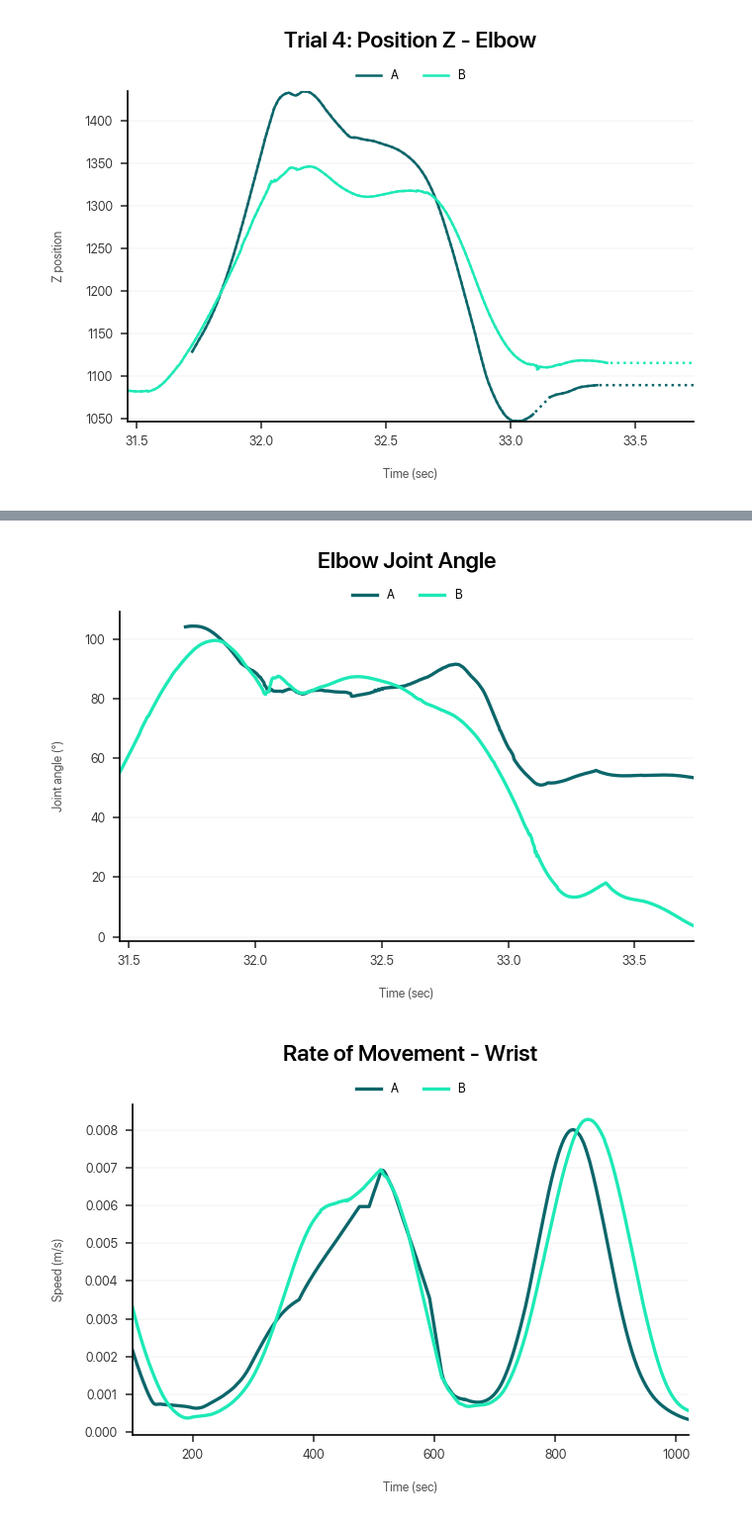
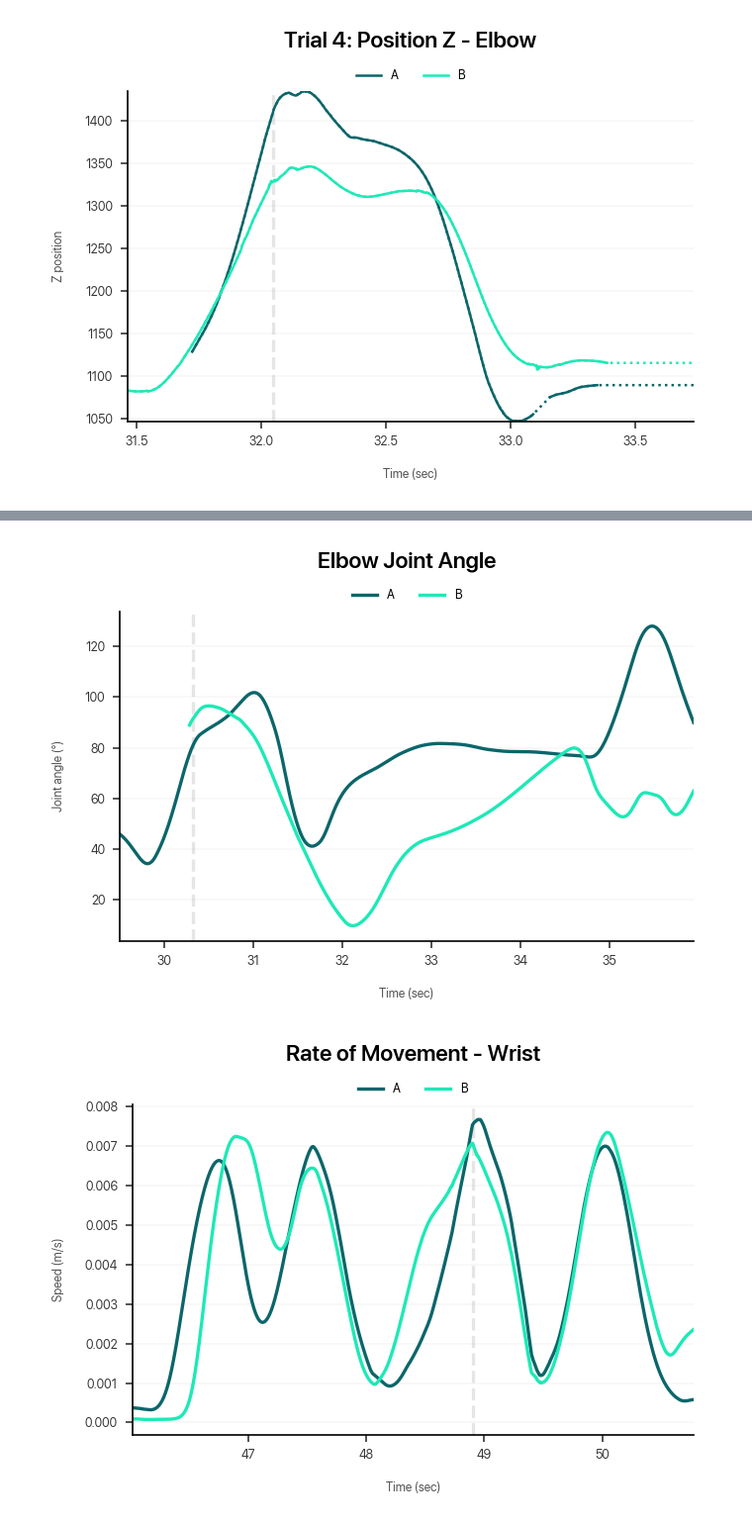
Before and after one commit to dlundgaard/dapup-mocap, a Jupyter notebook: analysis.ipynb, the cells around one changed output, grey strips where cells are left out. Shown at 99% size. Drawn from its saved outputs; the diff is of its cells as text; code cells hidden in the pictures.

```diff
--- a/analysis.ipynb
+++ b/analysis.ipynb
@@ -63,7 +63,7 @@ class Session:
         dataset.insert(2, "Trial", ((dataset["Event"] == "Trial") & (dataset["Event"].fillna(0) != dataset["Event"].fillna(0).shift())).cumsum() + 1)
 
         trials = []
-        for trial, subset in dataset.groupby("Trial"):
+        for (trial, subset), time_of_contact in zip(dataset.groupby("Trial"), self.events[self.events["Name"] == "Contact"]["Time"]):
             participants = []
             for subject, subset in subset.groupby("Subject"):
                 marker_collection = []
@@ -73,7 +73,9 @@ class Session:
                     pos_data[[dimension for dimension in "XYZ"]] = pos_data[[dimension for dimension in "XYZ"]].interpolate()
                     marker_collection.append(pos_data.reset_index())
                 participants.append(pd.Series(marker_collection, name = "Marker", index = self.markers))
-            trials.append(pd.Series(participants, name = "Participant", index = ["A", "B"]))
+            trial_object = pd.Series(participants, name = "Participant", index = ["A", "B"])
+            trial_object.time_of_contact = time_of_contact
+            trials.append(trial_object)
 
         self.data = pd.Series(data = trials, index = np.arange(1, len(trials) + 1), name = "Trial")
 
@@ -104,6 +106,9 @@ def assess_missing(trial, markers = None):
 assess_missing(trial = 3)
 # %% [output]
 [figure]
+# %%
+def mark_point_of_contact(trial):
+    plt.axvline(data[trial].time_of_contact, color = "black", linestyle = "--", alpha = 0.1, zorder = -1)
 # %%
 def plot_position(trial, marker, axis):
     plt.figure()
@@ -320,10 +339,11 @@ def calc_angle(datasets):
     diff2 = datasets[1] - datasets[2]
     line2 = (diff2).divide(np.linalg.norm(diff2.values, axis = 1), axis = 0)
 
-    return np.degrees(np.arccos(np.clip(np.sum(line1.values * line2.values, axis = 1), -1, 1)))
+    return pd.Series(np.degrees(np.arccos(np.clip(np.sum(line1.values * line2.values, axis = 1), -1, 1)))).rolling(int(SAMPLE_RATE / 2)).mean()
 
 def plot_angles(trial, markers):
     markers = list(markers)
+    mark_point_of_contact(trial)
     for participant in "AB":
         datasets = [data[trial][participant][marker][["X", "Y", "Z"]] for marker in markers]
         plt.plot(data[trial][participant][markers[0]]["Time"], calc_angle(datasets), label = participant)
@@ -334,29 +354,29 @@ def plot_angles(trial, markers):
     plt.legend(loc = "upper center", bbox_to_anchor=(0.5, 1.1), ncol = 2)
     plt.tight_layout()
 
-plot_angles(trial = 4, markers = ("ShoulderRight", "Elbow", "Hand"))
+plot_angles(trial = 1, markers = ("ShoulderRight", "Elbow", "Wrist"))
 # %% [output]
-[figure, old version]
+[figure, new version]
 # %%
 def calculate_velocity(subset):
     delta_pos = subset[["X", "Y", "Z"]].values - subset[["X", "Y", "Z"]].shift(1).values
     subset["v"] = np.sqrt(np.sum(delta_pos ** 2, axis = 1))
-    subset["v"] = subset["v"].iloc[1:].rolling(int(SPATIAL_SCALE / 10)).mean() / SPATIAL_SCALE # rescale from ms/s to m/s
+    subset["v"] = subset["v"].iloc[1:].rolling(int(SAMPLE_RATE / 2)).mean() / SPATIAL_SCALE # rescale from ms/s to m/s
     return subset["v"]
 
 def plot_velocity(trial, marker):
     plt.figure()
+    mark_point_of_contact(trial)
     for participant in "AB":
-        plt.plot(calculate_velocity(data[trial][participant][marker]), label = participant)
+        plt.plot(data[trial][participant][marker]["Time"], calculate_velocity(data[trial][participant][marker]), label = participant)
     plt.title(f"Rate of Movement - {marker}\n")
     plt.xlabel("Time (sec)")
     plt.ylabel("Speed (m/s)")
     plt.margins(x=0)
     plt.legend(loc = "upper center", bbox_to_anchor=(0.5, 1.1), ncol = 2)
     plt.tight_layout()
 
-# plot_velocity(trial = 4, marker = "Hand")
 plot_velocity(trial = 4, marker = "Wrist")
 # plot_velocity(trial = 4, marker = "Elbow")
 # %% [output]
-[figure, old version]
+[figure, new version]
```
Also changed, not shown: parts of 5 cells of this notebook.
